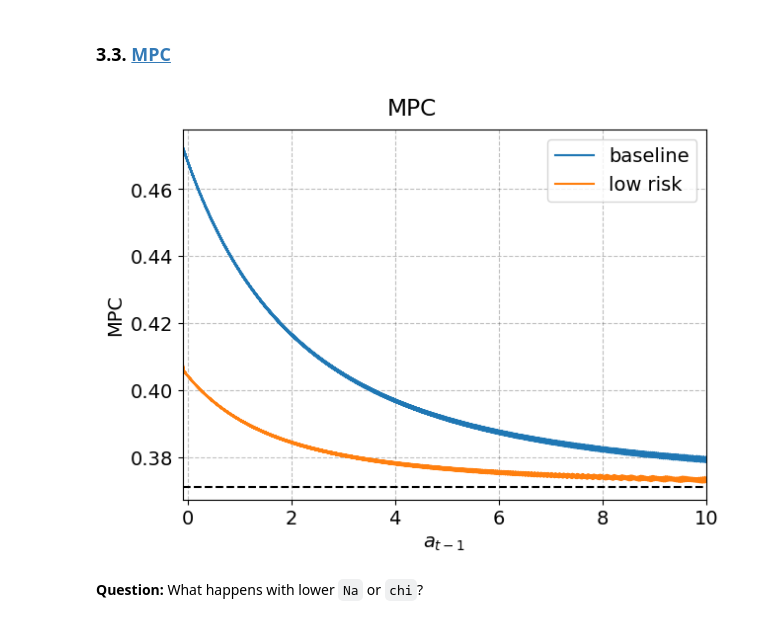
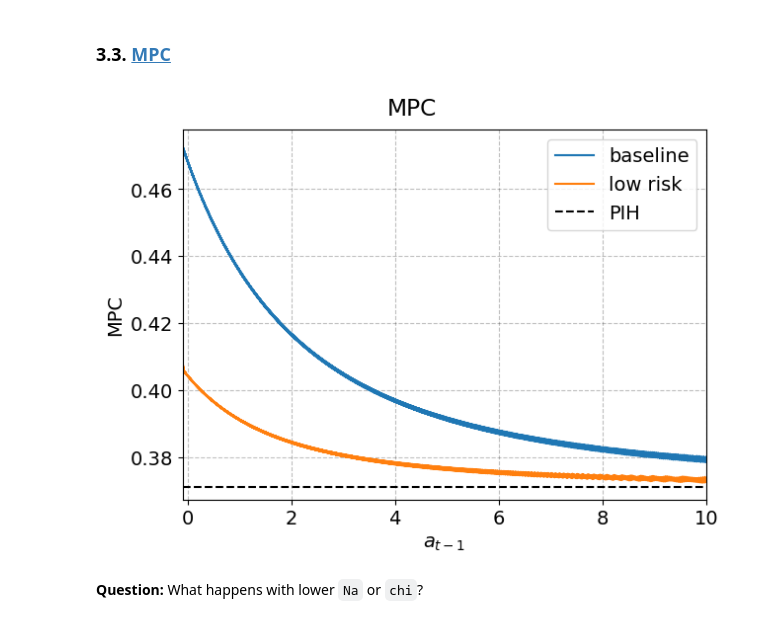
Before and after one commit to NumEconCopenhagen/MiniCourse-HetAMacro, a Jupyter notebook: 01-Consumption-Saving/01. ConSavModel.ipynb, the cells around one changed output. Drawn from its saved outputs; the diff is of its cells as text; code cells hidden in the pictures.

```diff
--- a/01-Consumption-Saving/01. ConSavModel.ipynb
+++ b/01-Consumption-Saving/01. ConSavModel.ipynb
@@ -434,26 +446,26 @@ def calc_MPC(model,chi,Na,algo='vfi'):
 # %%
 fig = plt.figure()
 ax = fig.add_subplot(1,1,1)
 
 chi = 0.1
 Na = 100_000
 a_grid, MPC = calc_MPC(model_vfi,chi,Na,algo='vfi')
 _, MPC_low_risk = calc_MPC(model_vfi_low_risk,chi,Na,algo='vfi')
 
 ax.plot(a_grid,MPC,label='baseline')
 ax.plot(a_grid,MPC_low_risk,label='low risk')
-ax.axhline(PIH_MPC,color='black',linestyle='--')
+ax.axhline(PIH_MPC,color='black',linestyle='--',label='PIH')
 
 ax.legend(frameon=True)
 ax.set_xlabel('$a_{t-1}$')
 ax.set_ylabel('MPC')
 ax.set_xlim([par.a_grid[0],par.a_grid[:][-1]])
 
 fig.suptitle('MPC')
 fig.tight_layout(pad=0.5)
 fig.savefig('figs/MPC.pdf')
 # %% [output]
-[figure, old version]
+[figure, new version]
 # %% [markdown]
 **Question:** What happens with lower `Na` or `chi`?
 # %% [markdown]
```
Also changed, not shown: parts of 10 cells of this notebook, 33 other files.
